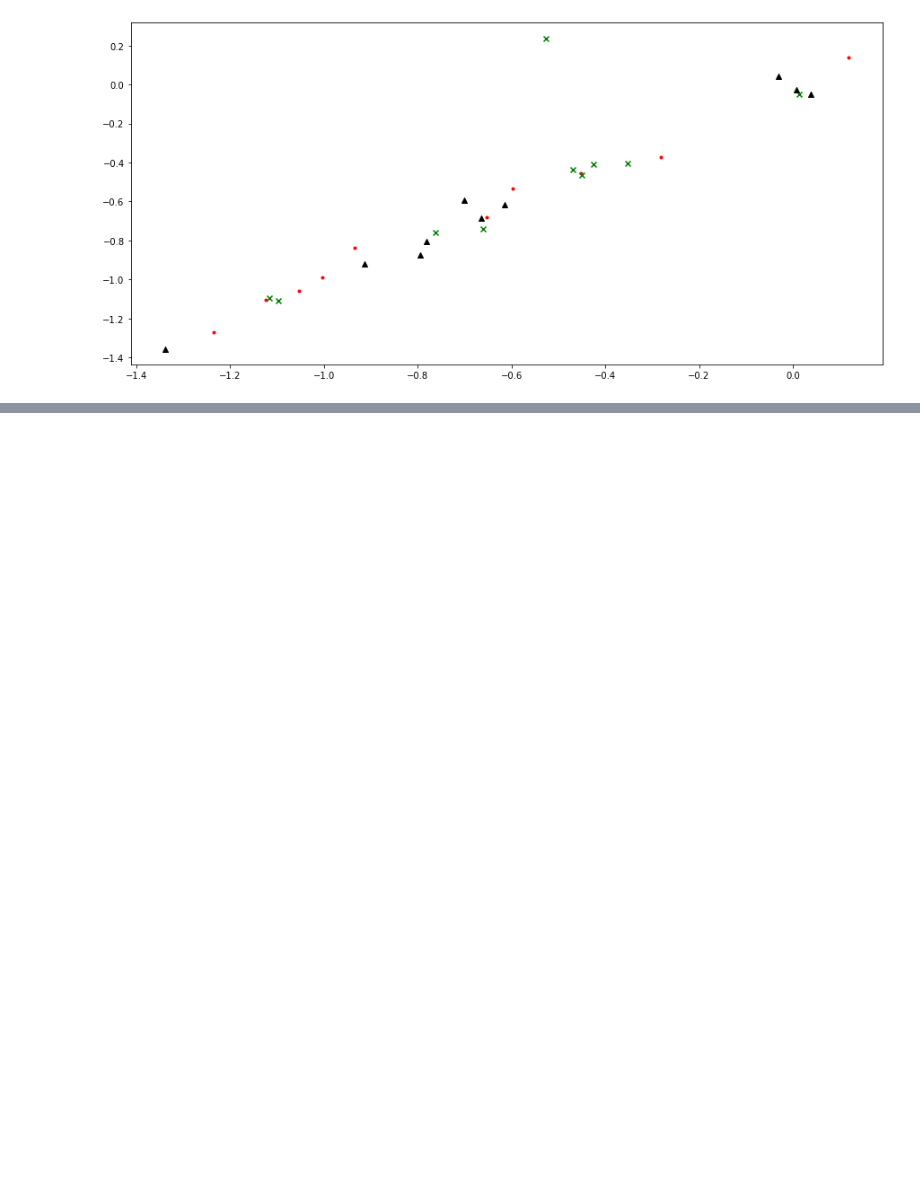
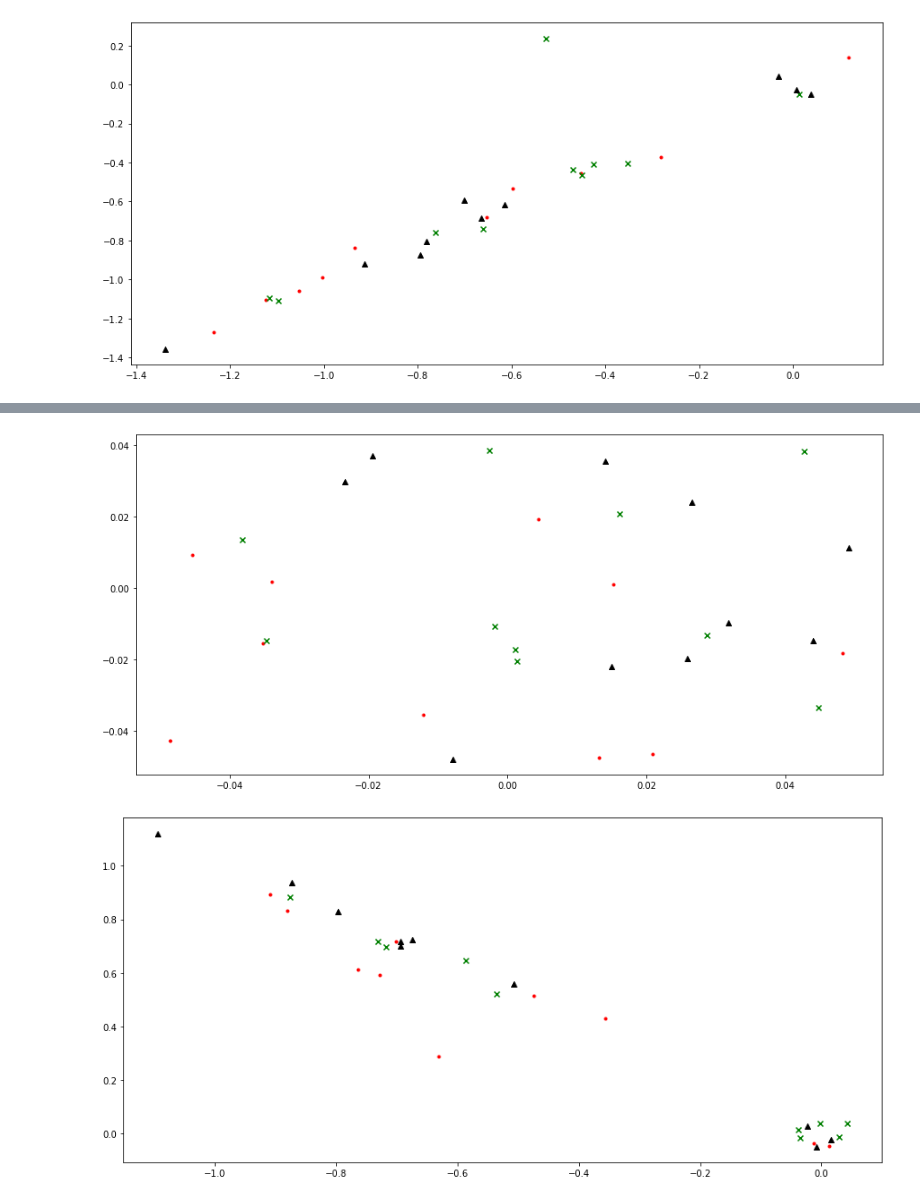
Before and after one commit to CodenameCYS/word2vec_exp, a Jupyter notebook: 模型效果评测.ipynb, the cells around one changed output, grey strips where cells are left out. Cells and saved outputs as stored; diff of their text form; code cells hidden in the pictures; blank space fills up the shorter version.

```diff
--- a/模型效果评测.ipynb
+++ b/模型效果评测.ipynb
@@ -196,0 +197,23 @@ plt.show()
+# %%
+cbow_result = pickle.load(open("data/skip_gram_before_train_torch_v2.pkl", "rb"))
+c_points = [cbow_result[w] for w in color]
+p_points = [cbow_result[w] for w in place]
+j_points = [cbow_result[w] for w in jobs]
+plt.figure(figsize=(15,7))
+plt.scatter([x[0] for x in c_points], [x[1] for x in c_points], marker=".", color="red")
+plt.scatter([x[0] for x in p_points], [x[1] for x in p_points], marker="x", color="green")
+plt.scatter([x[0] for x in j_points], [x[1] for x in j_points], marker="^", color="black")
+plt.show()
+
+cbow_result = pickle.load(open("data/skip_gram_after_train_torch_v2.pkl", "rb"))
+c_points = [cbow_result[w] for w in color]
+p_points = [cbow_result[w] for w in place]
+j_points = [cbow_result[w] for w in jobs]
+plt.figure(figsize=(15,7))
+plt.scatter([x[0] for x in c_points], [x[1] for x in c_points], marker=".", color="red")
+plt.scatter([x[0] for x in p_points], [x[1] for x in p_points], marker="x", color="green")
+plt.scatter([x[0] for x in j_points], [x[1] for x in j_points], marker="^", color="black")
+plt.show()
+# %% [output]
+[figure, added]
+[figure, added]
```
Also changed, not shown: parts of 1 cell of this notebook.
